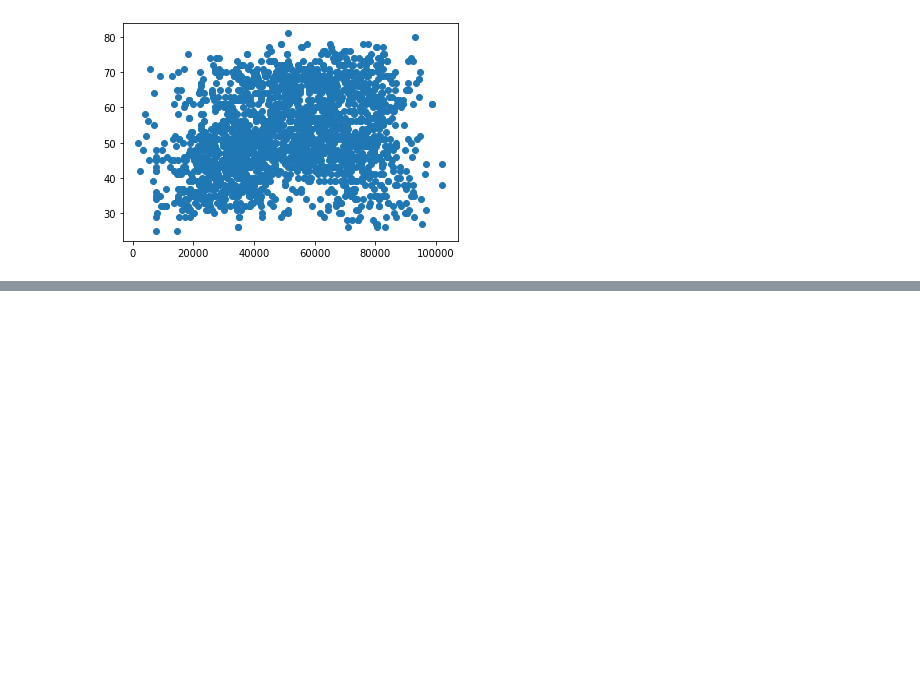
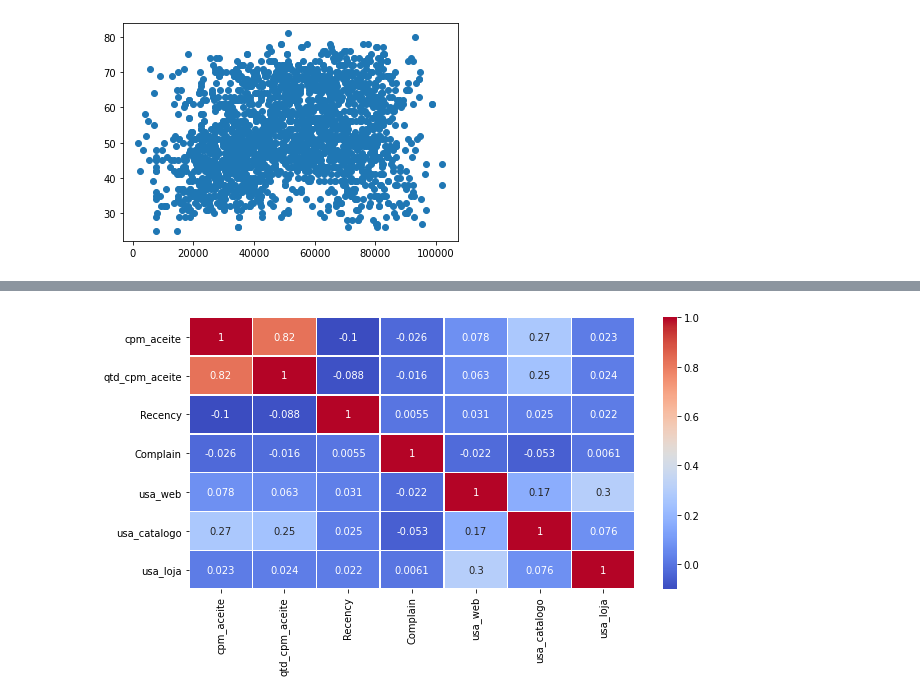
Before and after one commit to adniaristides/ifood-data-business-analyst-test, a Jupyter notebook: Case_CRM_iFood.ipynb, the cells around one changed output, grey strips where cells are left out. Cells and saved outputs as stored; diff of their text form; code cells hidden in the pictures; blank space fills up the shorter version.

```diff
--- a/Case_CRM_iFood.ipynb
+++ b/Case_CRM_iFood.ipynb
@@ -519,0 +616,8 @@ print(r2_score(y_test,y_pred))
+# %%
+#Avaliando correlação aceite campanha com dados de canais de compra, ultima compra e reclamações
+df3 = newdf.iloc[:,[17,16,1,10,18,19,20]]
+plt.figure(figsize=(10,5))
+sns.heatmap(df3.corr(), annot=True, linewidths=0.5, cmap="coolwarm")
+plt.show()
+# %% [output]
+[figure, added]
```
Also changed, not shown: parts of 94 cells of this notebook.
